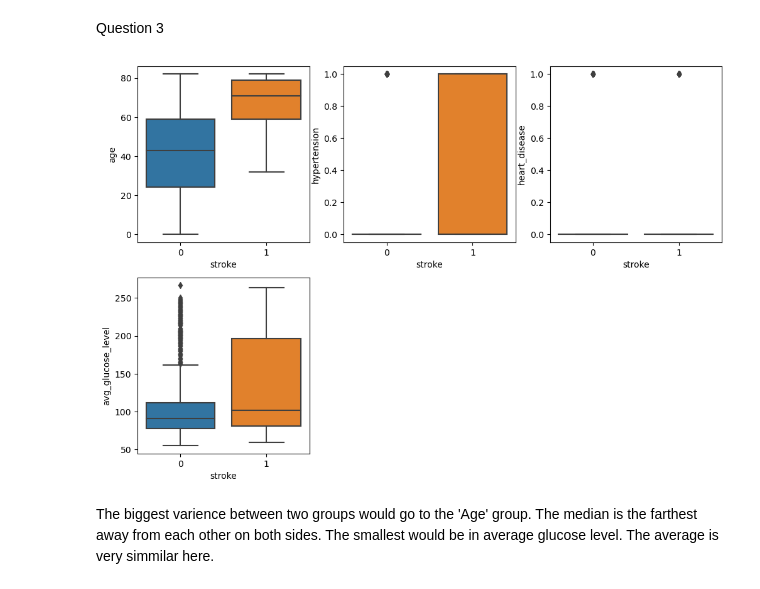
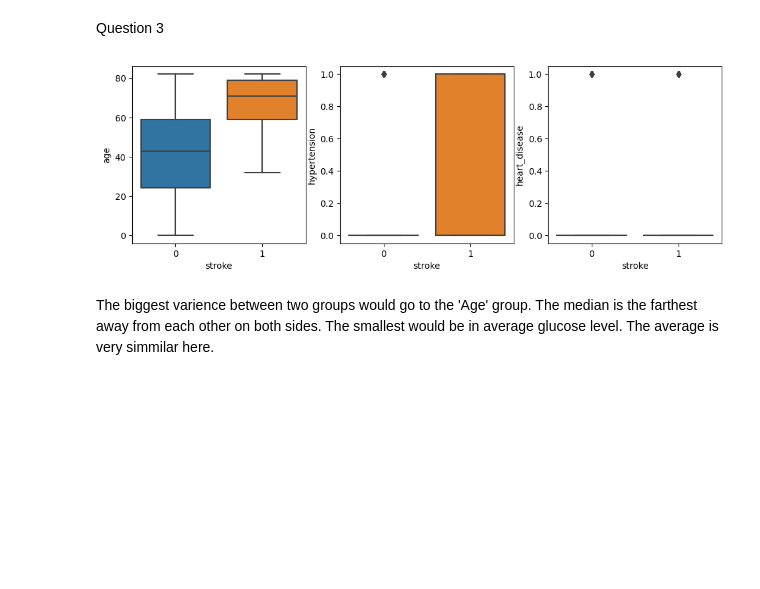
Before and after one commit to kl00135/SchoolRepository, a Jupyter notebook: Assignment8KadeLevy.ipynb, the cells around one changed output. Drawn from its saved outputs; the diff is of its cells as text; code cells hidden in the pictures; blank space fills up the shorter version.

```diff
--- a/Assignment8KadeLevy.ipynb
+++ b/Assignment8KadeLevy.ipynb
@@ -91,16 +91,16 @@ Question 3
 # %%
 #Numerical Features vs. Target - Box Plot
 import seaborn as sns
-num_list=['age', 'hypertension', 'heart_disease', 'avg_glucose_level']
+num_list=['age', 'hypertension', 'heart_disease']
 fig=plt.figure(figsize=(12, 8))
 plt.tight_layout()
 
 for i in range(len(num_list)):
     column=num_list[i]
     sub=fig.add_subplot(2,3,i+1)
     sns.boxplot(x='stroke',y=column, data=df)
 # %% [output]
-[figure, old version]
+[figure, new version]
 # %% [markdown]
 The biggest varience between two groups would go to the 'Age' group. The median is the farthest away from each other on both sides. The smallest would be in average glucose level. The average is very simmilar here.
 # %% [markdown]
```
Also changed, not shown: parts of 11 cells of this notebook.
